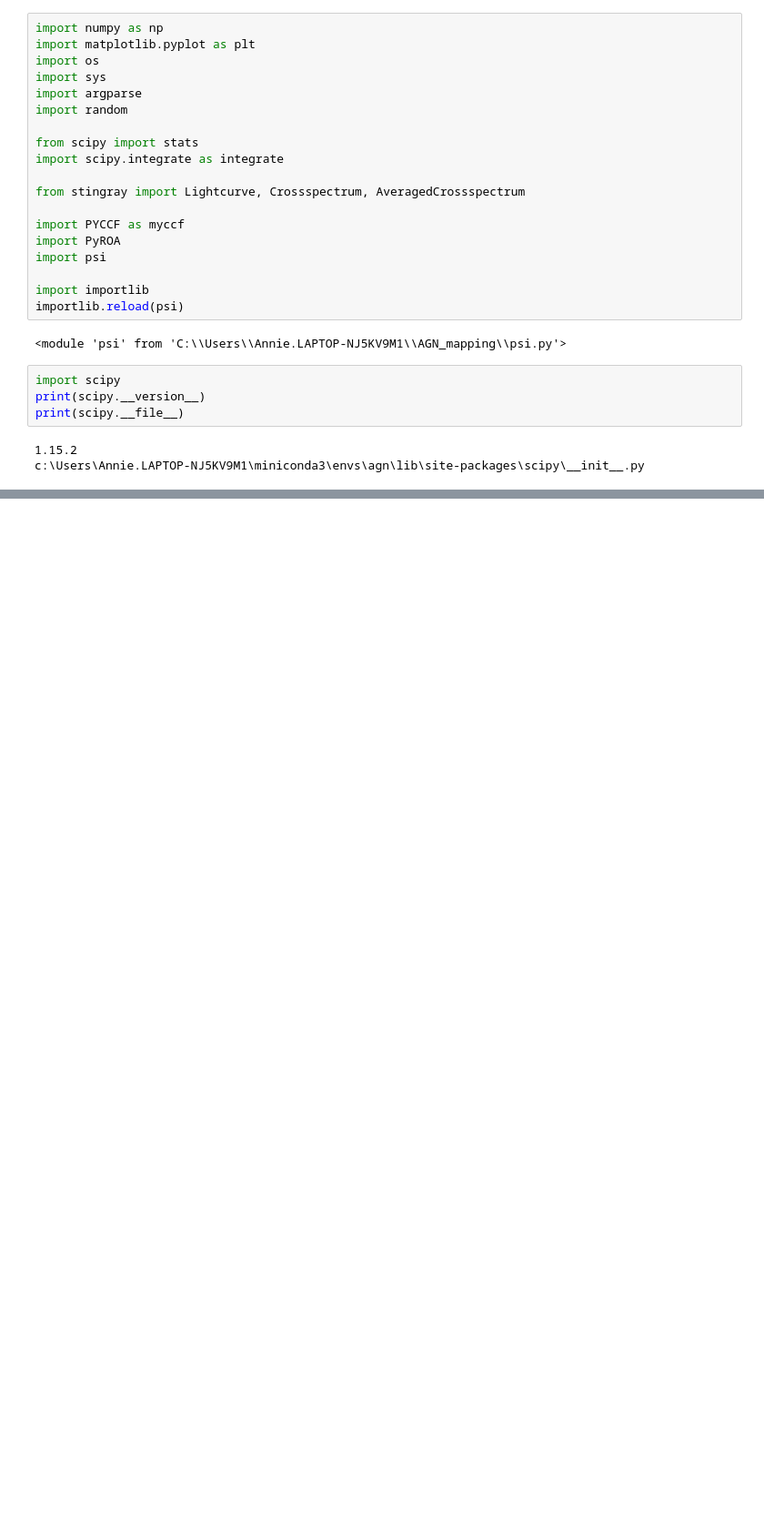
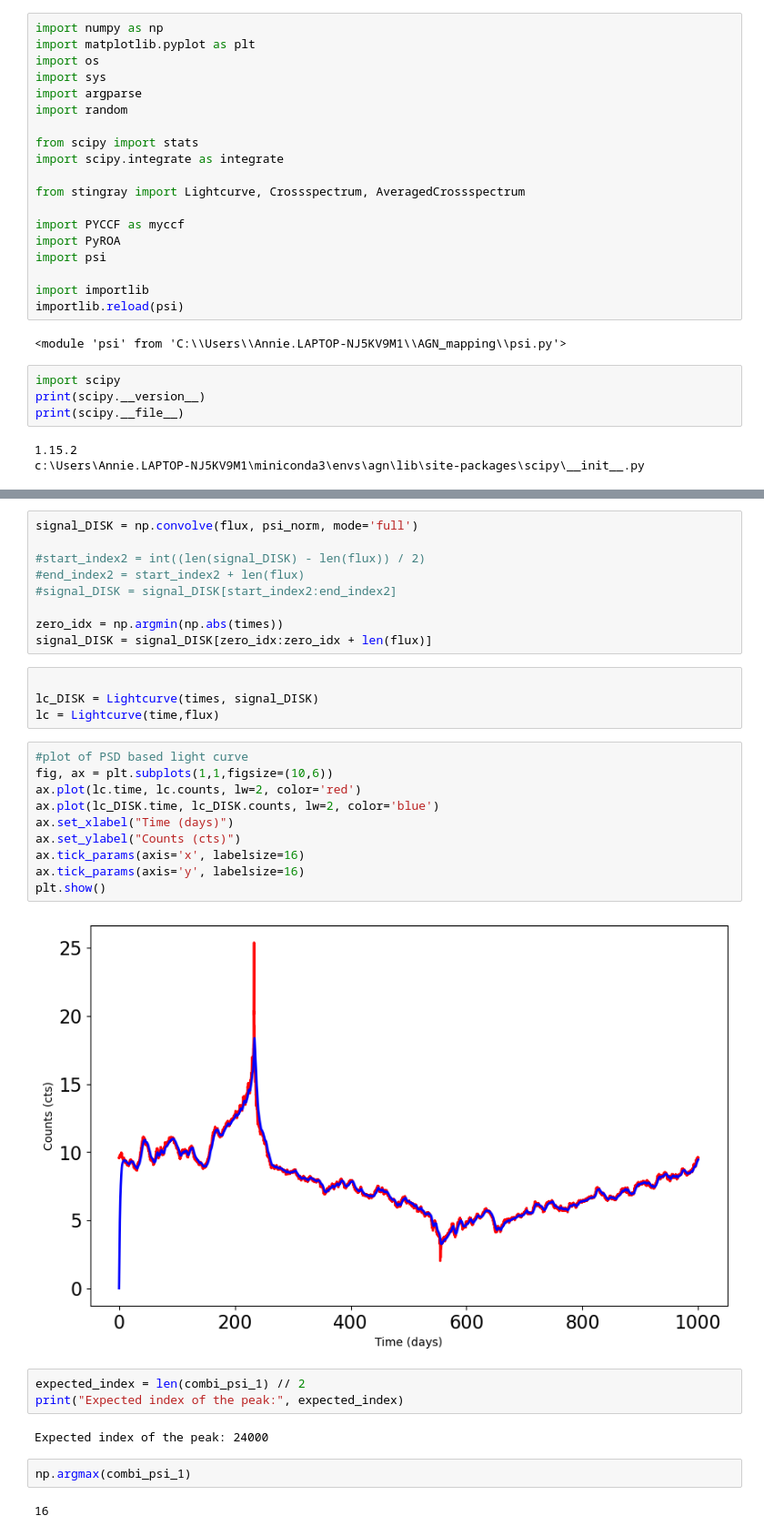
Before and after one commit to aeoj01-cpu/AGN_mapping, a Jupyter notebook: notebooks/testing_DISKfunction.ipynb, the cells around one changed output, grey strips where cells are left out. Shown at 91% size. Cells and saved outputs as stored; diff of their text form; blank space fills up the shorter version.

Commit message:
debugged issues with the accretion disk normalisation which is further explaine din daily log it was normalised for an integration not discrete sum ie not taking dt into account

```diff
--- a/notebooks/testing_DISKfunction.ipynb
+++ b/notebooks/testing_DISKfunction.ipynb
@@ -152,0 +185,34 @@ lc = Lightcurve(time,flux))
+# %%
+signal_DISK = np.convolve(flux, psi_norm, mode='full')
+
+#start_index2 = int((len(signal_DISK) - len(flux)) / 2)
+#end_index2 = start_index2 + len(flux)
+#signal_DISK = signal_DISK[start_index2:end_index2]
+
+zero_idx = np.argmin(np.abs(times))
+signal_DISK = signal_DISK[zero_idx:zero_idx + len(flux)]
+# %%
+
+lc_DISK = Lightcurve(times, signal_DISK)
+lc = Lightcurve(time,flux)
+# %%
+#plot of PSD based light curve
+fig, ax = plt.subplots(1,1,figsize=(10,6))
+ax.plot(lc.time, lc.counts, lw=2, color='red')
+ax.plot(lc_DISK.time, lc_DISK.counts, lw=2, color='blue')
+ax.set_xlabel("Time (days)")
+ax.set_ylabel("Counts (cts)")
+ax.tick_params(axis='x', labelsize=16)
+ax.tick_params(axis='y', labelsize=16)
+plt.show()
+# %% [output]
+[figure, added]
+# %%
+expected_index = len(combi_psi_1) // 2
+print("Expected index of the peak:", expected_index)
+# %% [output]
+Expected index of the peak: 24000
+# %%
+np.argmax(combi_psi_1)
+# %% [output]
+16
```
Also changed, not shown: parts of 15 cells of this notebook, 7 other files.
